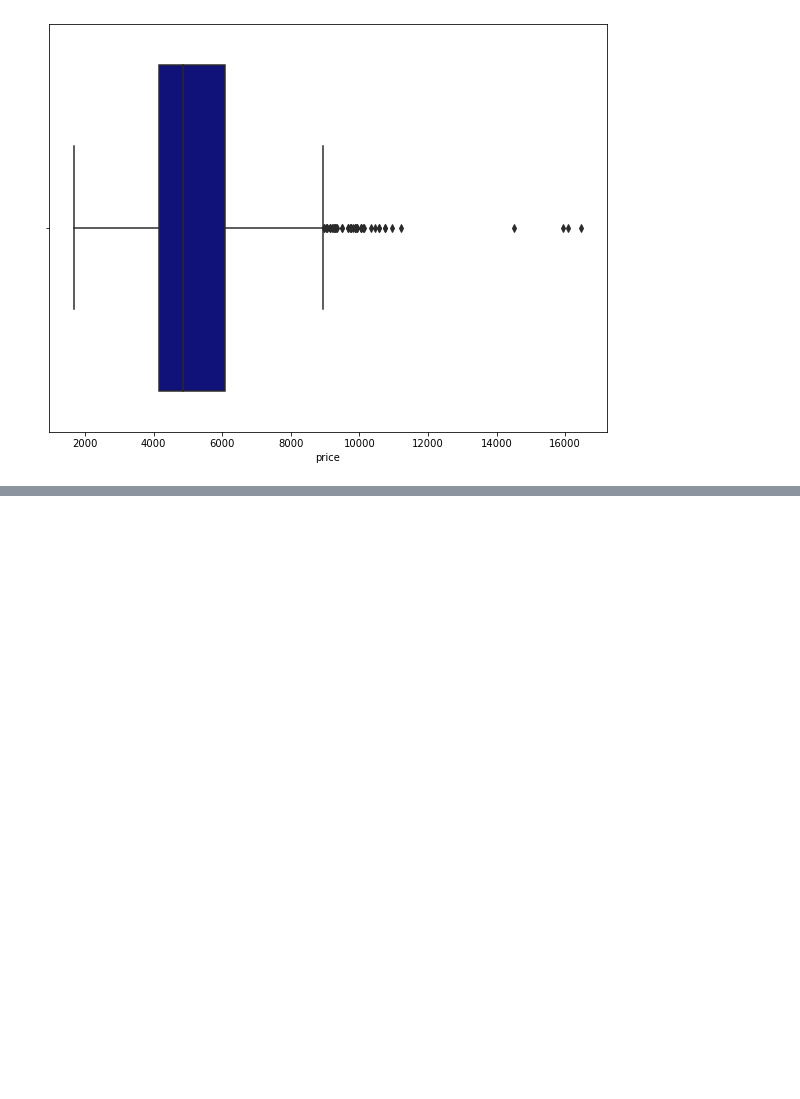
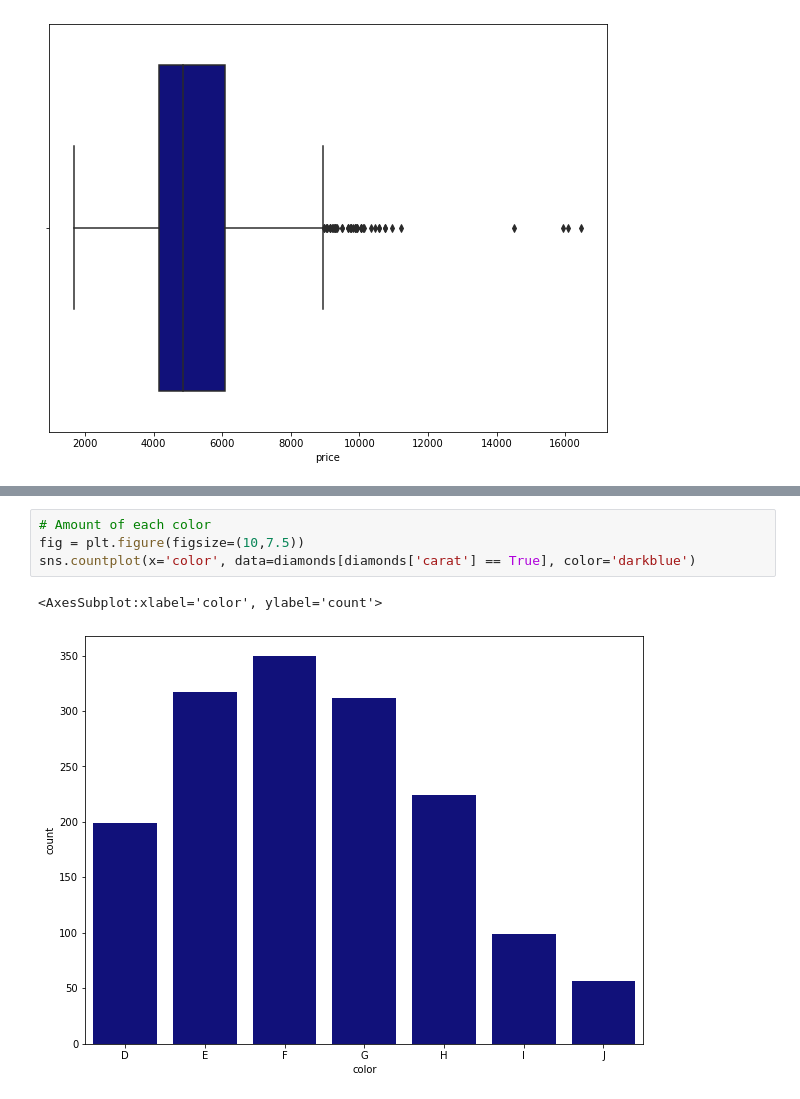
Before and after one commit to dalton704/Data-Science-Projects, a Jupyter notebook: Data Exploring/Univariate and Multivariate Analysis.ipynb, the cells around one changed output, grey strips where cells are left out. Drawn from its saved outputs; the diff is of its cells as text; blank space fills up the shorter version.

```diff
--- a/Data Exploring/Univariate and Multivariate Analysis.ipynb
+++ b/Data Exploring/Univariate and Multivariate Analysis.ipynb
@@ -39,0 +47,7 @@ sns.boxplot(x='price', data=diamonds[diamonds['carat'] == True], color = 'darkbl
+# %%
+# Amount of each color
+fig = plt.figure(figsize=(10,7.5))
+sns.countplot(x='color', data=diamonds[diamonds['carat'] == True], color='darkblue')
+# %% [output]
+<AxesSubplot:xlabel='color', ylabel='count'>
+[figure, added]
```
Also changed, not shown: parts of 4 cells of this notebook.
